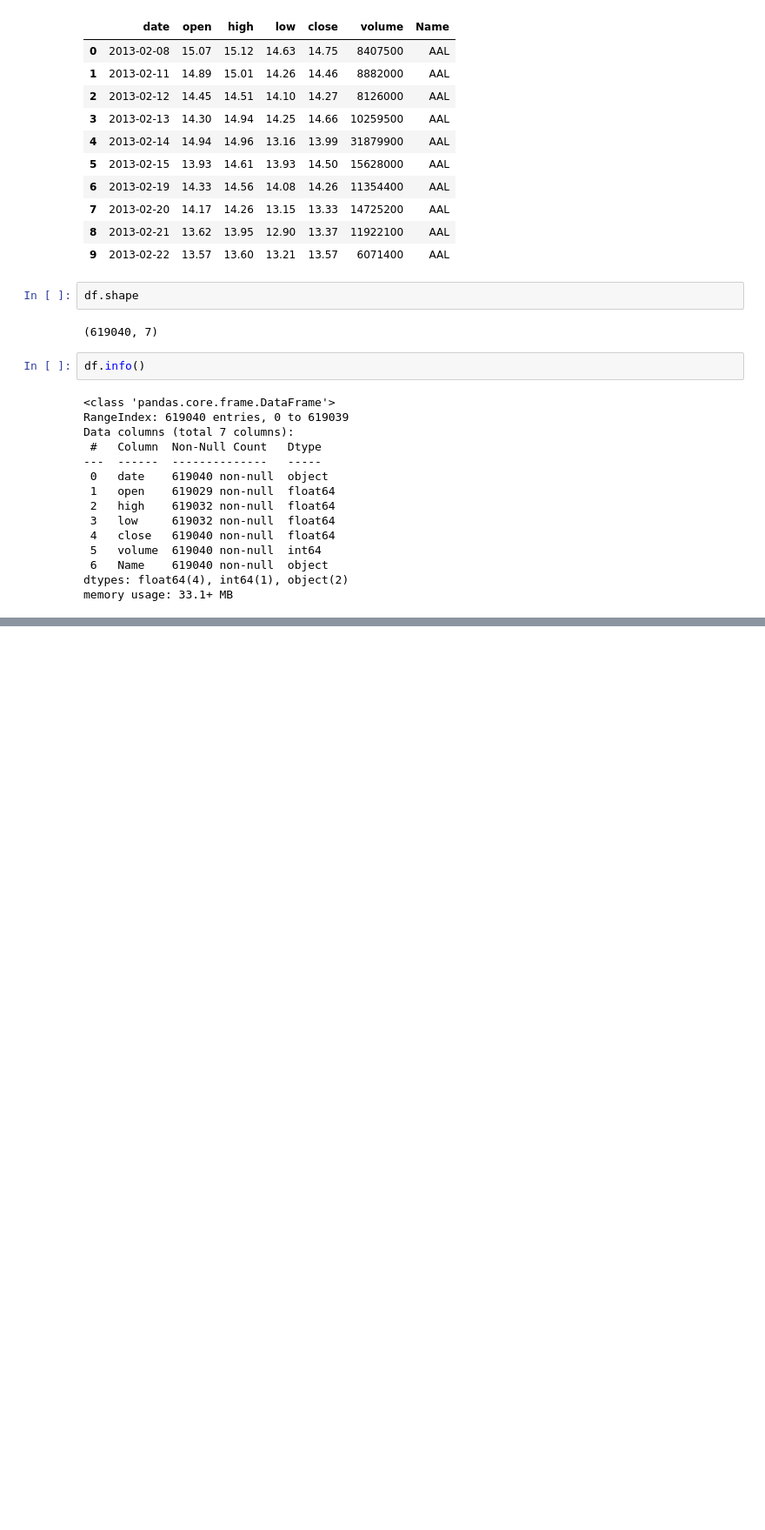
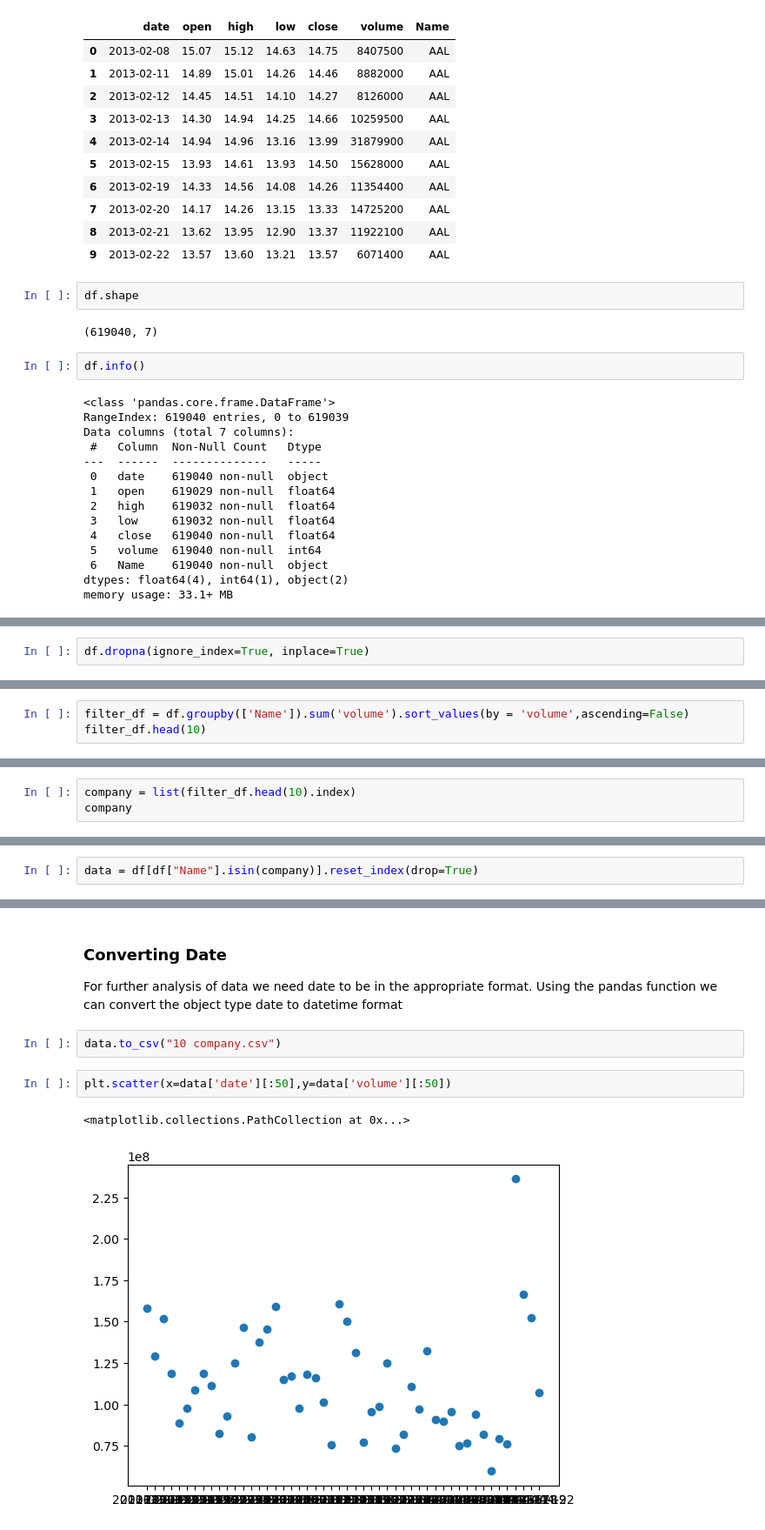
Before and after one commit to anushkathagle/StockPrice_Analysis_n_Prediction, a Jupyter notebook: Stock price prediction.ipynb, the cells around one changed output, grey strips where cells are left out. Shown at 87% size. Saved outputs shown, nothing was run; the diff lists cells and outputs as text; blank space fills up the shorter version.

Commit message:
Stock analysis

```diff
--- a/Stock price prediction.ipynb
+++ b/Stock price prediction.ipynb
@@ -212,0 +80,2 @@ array([[14.75],
+# %%
+df.dropna(ignore_index=True, inplace=True)
@@ -212,0 +139,3 @@ array([[14.75],
+# %%
+filter_df = df.groupby(['Name']).sum('volume').sort_values(by = 'volume',ascending=False)
+filter_df.head(10)
@@ -212,0 +197,3 @@ array([[14.75],
+# %%
+company = list(filter_df.head(10).index)
+company
@@ -212,0 +202,2 @@ array([[14.75],
+# %%
+data = df[df["Name"].isin(company)].reset_index(drop=True)
@@ -212,0 +213,11 @@ array([[14.75],
+# %% [markdown]
+### Converting Date
+
+For further analysis of data we need date to be in the appropriate format. Using the pandas function we can convert the object type date to datetime format
+# %%
+data.to_csv("10 company.csv")
+# %%
+plt.scatter(x=data['date'][:50],y=data['volume'][:50])
+# %% [output]
+<matplotlib.collections.PathCollection at 0x...>
+[figure, added]
```
Also changed, not shown: parts of 55 cells of this notebook.
